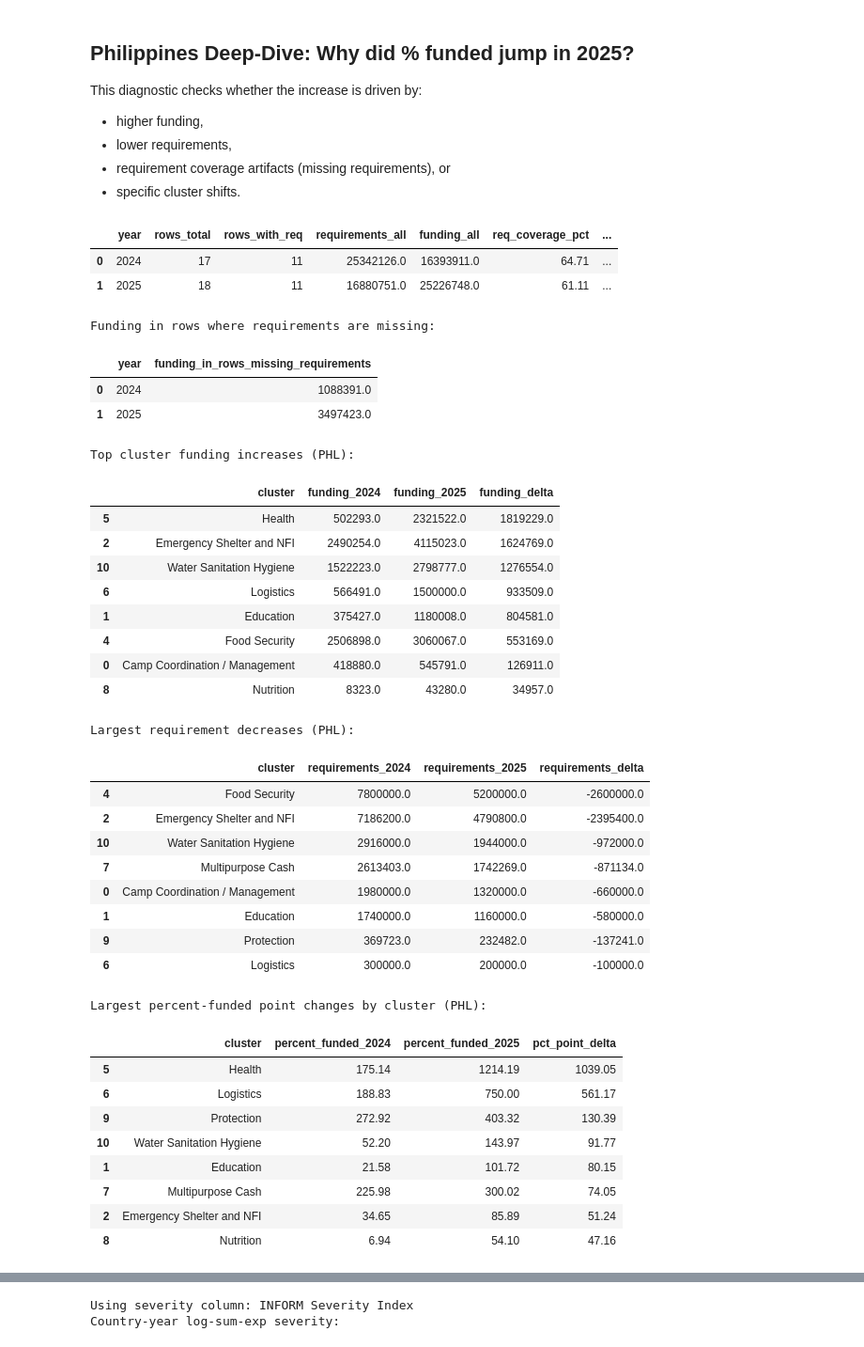
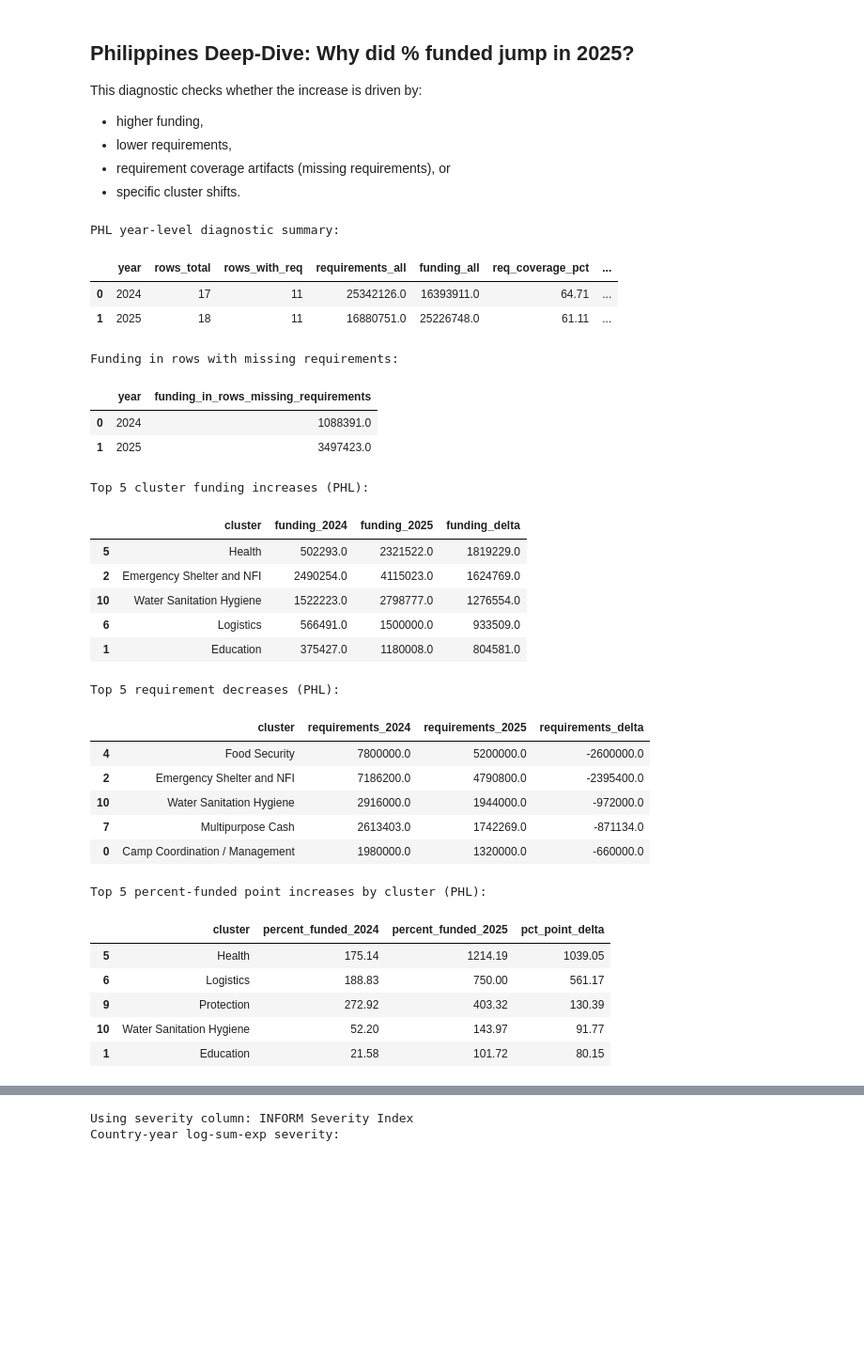
Before and after one commit to LorenzoCalda/ETH-Datathon-2026, a Jupyter notebook: Code/Humanitarian Response Coverage Analysis 2024-2026.ipynb, the cells around one changed output, grey strips where cells are left out. Shown at 94% size. Cells and saved outputs as stored; diff of their text form; code cells hidden in the pictures; blank space fills up the shorter version.

```diff
--- a/Code/Humanitarian Response Coverage Analysis 2024-2026.ipynb
+++ b/Code/Humanitarian Response Coverage Analysis 2024-2026.ipynb
@@ -1087,6 +1078,7 @@ year_req["percent_funded_req_complete"] = np.where(
 )
 
 year_diag = year_summary.merge(year_req, on="year", how="left")
+print("PHL year-level diagnostic summary:")
 display(year_diag.round(2))
 
 # Missing-requirement rows and associated funding (can inflate/deflate perception depending on method).
@@ -1099,7 +1091,7 @@ missing_req = (
 if missing_req.empty:
     print("No missing-requirement rows for PHL in 2024/2025.")
 else:
-    print("Funding in rows where requirements are missing:")
+    print("Funding in rows with missing requirements:")
     display(missing_req.round(2))
 
 # Cluster-level contributions on requirement-complete rows.
@@ -1117,9 +1109,6 @@ cluster_wide = (
     cluster_req.pivot(index="cluster", columns="year", values=["requirements", "funding", "percent_funded"])
     .reset_index()
 )
-cluster_wide.columns = [
-    "cluster" if c == "cluster" else f"{m}_{y}" for c, m, y in [("cluster", None, None)]
-] if False else cluster_wide.columns
 
 # Flatten columns safely.
 flat_cols = []
@@ -1141,67 +1130,59 @@ cluster_wide["funding_delta"] = cluster_wide["funding_2025"] - cluster_wide["fun
 cluster_wide["requirements_delta"] = cluster_wide["requirements_2025"] - cluster_wide["requirements_2024"]
 cluster_wide["pct_point_delta"] = cluster_wide["percent_funded_2025"] - cluster_wide["percent_funded_2024"]
 
-print("Top cluster funding increases (PHL):")
+print("Top 5 cluster funding increases (PHL):")
 display(
     cluster_wide[["cluster", "funding_2024", "funding_2025", "funding_delta"]]
     .sort_values("funding_delta", ascending=False)
-    .head(8)
+    .head(5)
     .round(2)
 )
 
-print("Largest requirement decreases (PHL):")
+print("Top 5 requirement decreases (PHL):")
 display(
     cluster_wide[["cluster", "requirements_2024", "requirements_2025", "requirements_delta"]]
     .sort_values("requirements_delta", ascending=True)
-    .head(8)
+    .head(5)
     .round(2)
 )
 
-print("Largest percent-funded point changes by cluster (PHL):")
+print("Top 5 percent-funded point increases by cluster (PHL):")
 display(
     cluster_wide[["cluster", "percent_funded_2024", "percent_funded_2025", "pct_point_delta"]]
     .sort_values("pct_point_delta", ascending=False)
-    .head(8)
+    .head(5)
     .round(2)
 )
 # %% [output]
+PHL year-level diagnostic summary:
 |  | year | rows_total | rows_with_req | requirements_all | funding_all | req_coverage_pct | ... |
 | 0 | 2024 | 17 | 11 | 25342126.0 | 16393911.0 | 64.71 | ... |
 | 1 | 2025 | 18 | 11 | 16880751.0 | 25226748.0 | 61.11 | ... |
-Funding in rows where requirements are missing:
+Funding in rows with missing requirements:
 |  | year | funding_in_rows_missing_requirements |
 | 0 | 2024 | 1088391.0 |
 | 1 | 2025 | 3497423.0 |
-Top cluster funding increases (PHL):
+Top 5 cluster funding increases (PHL):
 |  | cluster | funding_2024 | funding_2025 | funding_delta |
 | 5 | Health | 502293.0 | 2321522.0 | 1819229.0 |
 | 2 | Emergency Shelter and NFI | 2490254.0 | 4115023.0 | 1624769.0 |
 | 10 | Water Sanitation Hygiene | 1522223.0 | 2798777.0 | 1276554.0 |
 | 6 | Logistics | 566491.0 | 1500000.0 | 933509.0 |
 | 1 | Education | 375427.0 | 1180008.0 | 804581.0 |
-| 4 | Food Security | 2506898.0 | 3060067.0 | 553169.0 |
-| 0 | Camp Coordination / Management | 418880.0 | 545791.0 | 126911.0 |
-| 8 | Nutrition | 8323.0 | 43280.0 | 34957.0 |
-Largest requirement decreases (PHL):
+Top 5 requirement decreases (PHL):
 |  | cluster | requirements_2024 | requirements_2025 | requirements_delta |
 | 4 | Food Security | 7800000.0 | 5200000.0 | -2600000.0 |
 | 2 | Emergency Shelter and NFI | 7186200.0 | 4790800.0 | -2395400.0 |
 | 10 | Water Sanitation Hygiene | 2916000.0 | 1944000.0 | -972000.0 |
 | 7 | Multipurpose Cash | 2613403.0 | 1742269.0 | -871134.0 |
 | 0 | Camp Coordination / Management | 1980000.0 | 1320000.0 | -660000.0 |
-| 1 | Education | 1740000.0 | 1160000.0 | -580000.0 |
-| 9 | Protection | 369723.0 | 232482.0 | -137241.0 |
-| 6 | Logistics | 300000.0 | 200000.0 | -100000.0 |
-Largest percent-funded point changes by cluster (PHL):
+Top 5 percent-funded point increases by cluster (PHL):
 |  | cluster | percent_funded_2024 | percent_funded_2025 | pct_point_delta |
 | 5 | Health | 175.14 | 1214.19 | 1039.05 |
 | 6 | Logistics | 188.83 | 750.00 | 561.17 |
 | 9 | Protection | 272.92 | 403.32 | 130.39 |
 | 10 | Water Sanitation Hygiene | 52.20 | 143.97 | 91.77 |
 | 1 | Education | 21.58 | 101.72 | 80.15 |
-| 7 | Multipurpose Cash | 225.98 | 300.02 | 74.05 |
-| 2 | Emergency Shelter and NFI | 34.65 | 85.89 | 51.24 |
-| 8 | Nutrition | 6.94 | 54.10 | 47.16 |
 # %% [markdown]
 ## INFORM Severity for the 4 Focus Countries (2024-2025)
 
```
Also changed, not shown: parts of 5 cells of this notebook.
